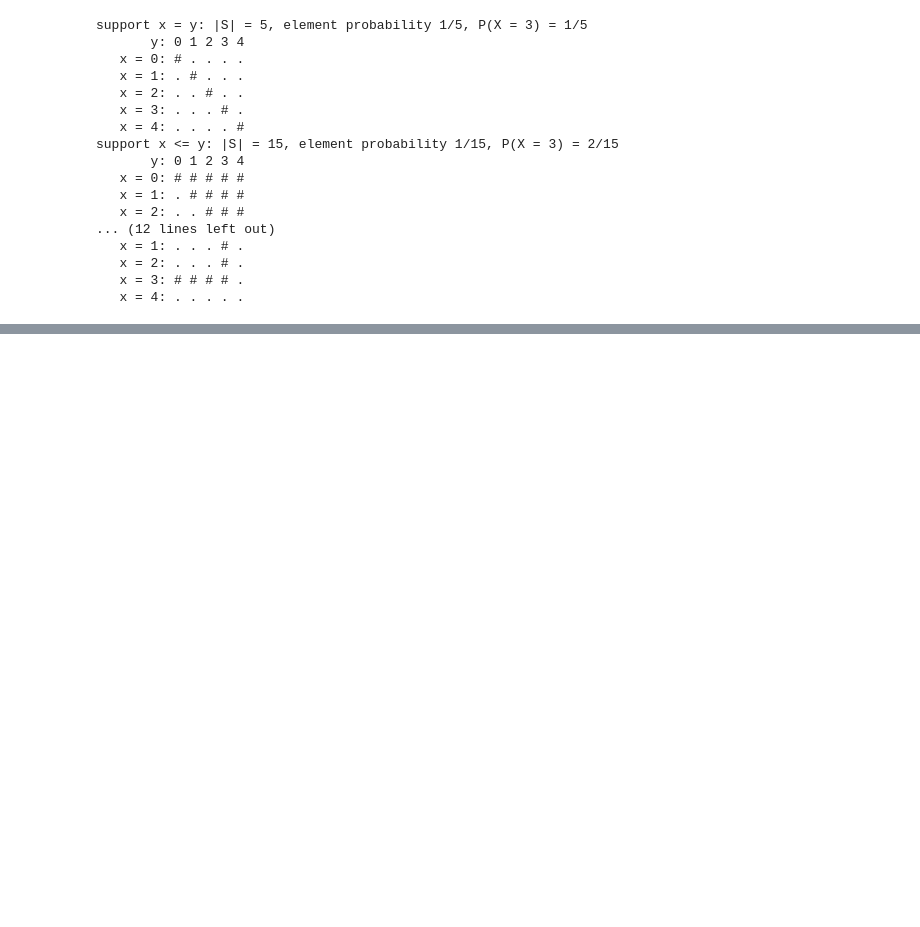
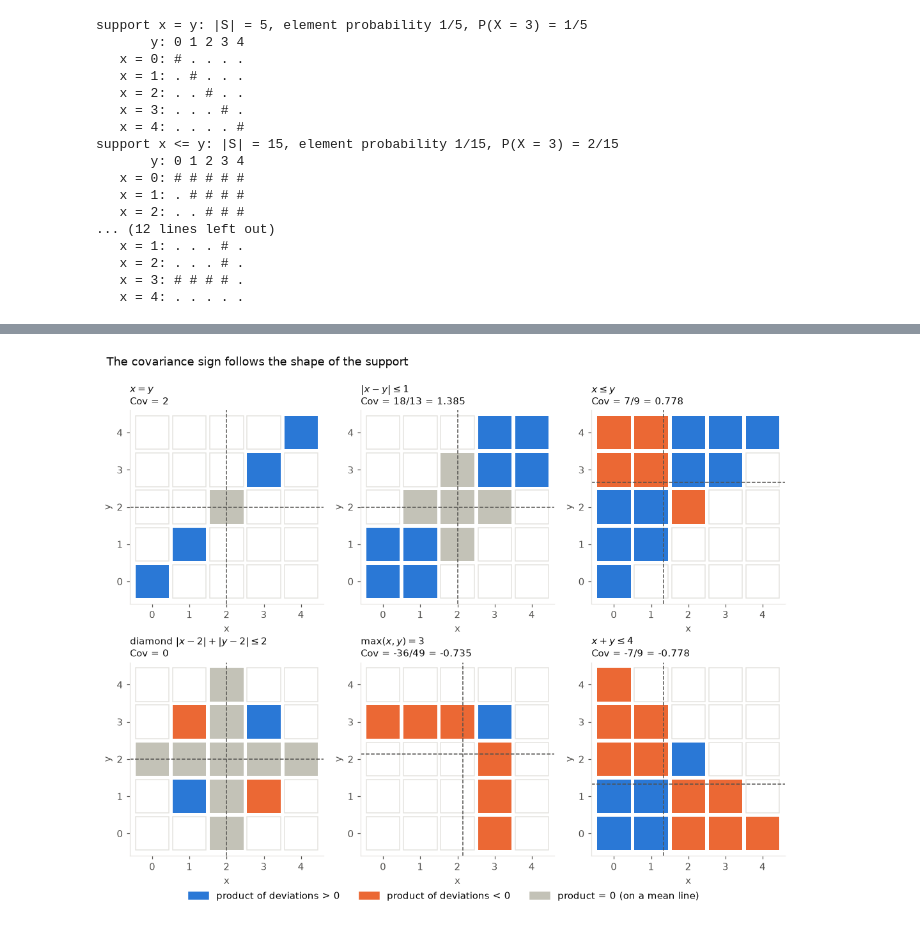
Before and after one commit to aldair-ai/probability-statistics-study-guide, a Jupyter notebook: module-01-probability-review/session-04-variance-covariance-joint/notes.ipynb, the cells around one changed output, grey strips where cells are left out. Drawn from its saved outputs; the diff is of its cells as text; code cells hidden in the pictures; blank space fills up the shorter version.

Commit message:
Add session 4 notes, part 2: covariance and correlation

```diff
--- a/module-01-probability-review/session-04-variance-covariance-joint/notes.ipynb
+++ b/module-01-probability-review/session-04-variance-covariance-joint/notes.ipynb
@@ -396,0 +418,15 @@ support x <= y: |S| = 15, element probability 1/15, P(X = 3) = 2/15
+# %%
+def Cov(joint, f=X, g=Y):
+    # Cov(f, g) = E[(f - E f)(g - E g)], straight from the definition.
+    mf, mg = E(joint, f), E(joint, g)
+    return E(joint, lambda w: (f(w) - mf) * (g(w) - mg))
+
+
+def Cov_shortcut(joint, f=X, g=Y):
+    return E(joint, lambda w: f(w) * g(w)) - E(joint, f) * E(joint, g)
+
+
+for name, S in supports.items():
+    u = uniform(S)
+    assert Cov(u) == Cov_shortcut(u)
+    print(f"support {name:14s} Cov = {Cov(u)}")
@@ -396,0 +477,45 @@ support x <= y: |S| = 15, element probability 1/15, P(X = 3) = 2/15
+# %%
+sign_supports = {
+    "x = y": supports["x = y"],
+    "|x - y| <= 1": supports["|x - y| <= 1"],
+    "x <= y": supports["x <= y"],
+    "diamond": [w for w in grid if abs(w[0] - 2) + abs(w[1] - 2) <= 2],
+    "max(x, y) = 3": supports["max(x, y) = 3"],
+    "x + y <= 4": [w for w in grid if w[0] + w[1] <= 4],
+}
+titles = {"x = y": r"$x = y$", "|x - y| <= 1": r"$|x - y| \leq 1$", "x <= y": r"$x \leq y$",
+          "diamond": r"diamond $|x - 2| + |y - 2| \leq 2$", "max(x, y) = 3": r"$\max(x, y) = 3$",
+          "x + y <= 4": r"$x + y \leq 4$"}
+
+
+def exact_and_decimal(v):
+    return str(v) if v.denominator == 1 else f"{v} = {float(v):.3f}"
+
+
+fig, axes = plt.subplots(2, 3, figsize=(10, 8))
+for ax, (name, S) in zip(axes.flat, sign_supports.items()):
+    u = uniform(S)
+    mx, my = E(u, X), E(u, Y)
+    for x, y in grid:
+        if (x, y) in u:
+            d = (x - mx) * (y - my)   # exact, so the sign test is exact
+            color = BLUE if d > 0 else ORANGE if d < 0 else FAINT
+            ax.add_patch(Rectangle((x - 0.45, y - 0.45), 0.9, 0.9, fc=color, ec="none"))
+        else:
+            ax.add_patch(Rectangle((x - 0.45, y - 0.45), 0.9, 0.9, fc="none", ec=GRID, lw=1))
+    ax.axvline(float(mx), color=MUTED, lw=1, ls="--")
+    ax.axhline(float(my), color=MUTED, lw=1, ls="--")
+    ax.set(xlim=(-0.6, 4.6), ylim=(-0.6, 4.6), xticks=range(5), yticks=range(5), aspect="equal",
+           xlabel="x", ylabel="y")
+    ax.grid(False)
+    ax.set_title(f"{titles[name]}\nCov = {exact_and_decimal(Cov(u))}", color=INK, loc="left", fontsize=10)
+
+handles = [Patch(color=BLUE, label="product of deviations > 0"),
+           Patch(color=ORANGE, label="product of deviations < 0"),
+           Patch(color=FAINT, label="product = 0 (on a mean line)")]
+fig.legend(handles=handles, loc="lower center", ncol=3, frameon=False)
+fig.suptitle("The covariance sign follows the shape of the support", color=INK, x=0.02, ha="left")
+plt.tight_layout(rect=(0, 0.04, 1, 0.97), h_pad=2.5)
+plt.show()
+# %% [output]
+[figure, added]
```
Also changed, not shown: parts of 22 cells of this notebook.
